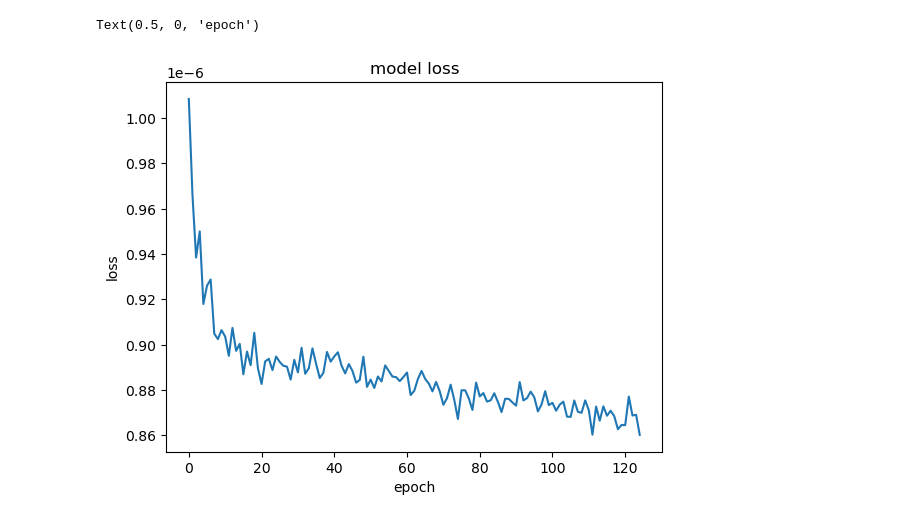
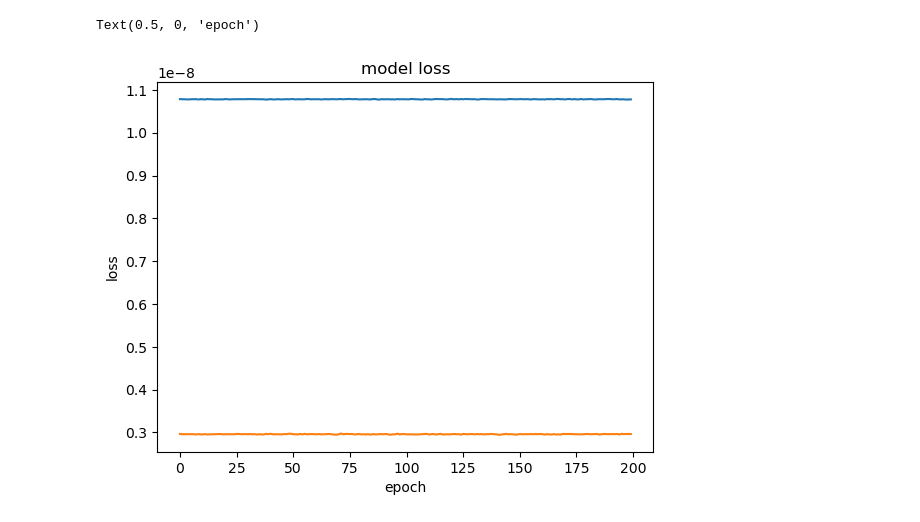
Before and after one commit to yshirai999/Simulating-Volatility-Scenarios, a Jupyter notebook: RNN.ipynb, the cells around one changed output. Drawn from its saved outputs; the diff is of its cells as text; code cells hidden in the pictures.

```diff
--- a/RNN.ipynb
+++ b/RNN.ipynb
@@ -3,7 +3,8 @@ from RNNEnv import RNNClass
 from tensorflow.keras.layers import SimpleRNN, LSTM
 import numpy as np
 # %%
-ModelRNN = RNNClass(feature_steps=252,target_steps=1,tickers = ['spy'],layers_LSTM=10,layers_RNN=10,batchnormalization=True, epochs = 125)
+ModelRNN = RNNClass(feature_steps=1,target_steps=1,tickers = ['spy'],layers_LSTM=1,layers_RNN=1,batchnormalization=True, epochs = 200, patience = 500,
+                     learning_rate=0.00001,HuberDelta_p=0.0001,HuberDelta_n=0.0001)
 
 for m in [SimpleRNN,LSTM]:
     ModelRNN.Prediction(m)
@@ -54,12 +94,13 @@ print(np.corrcoef(test,pred))
 # %%
 k = list(ModelRNN.test_pred[ticker].keys())
+var = 0 #bp = 0, bn = 1
 
-#plt.plot(ModelRNN.history['spy'][k[1]].history['loss'])
-plt.plot(ModelRNN.history['spy'][k[1]].history['val_loss'])
+plt.plot(ModelRNN.history['spy'][k[1]][var].history['loss'])
+plt.plot(ModelRNN.history['spy'][k[1]][var].history['val_loss'])
 plt.title('model loss')
 plt.ylabel('loss')
 plt.xlabel('epoch')
 #plt.legend(['train', 'validation'], loc='upper right')
 # %% [output]
 Text(0.5, 0, 'epoch')
-[figure, old version]
+[figure, new version]
```
Also changed, not shown: parts of 3 cells of this notebook, 5 other files.
